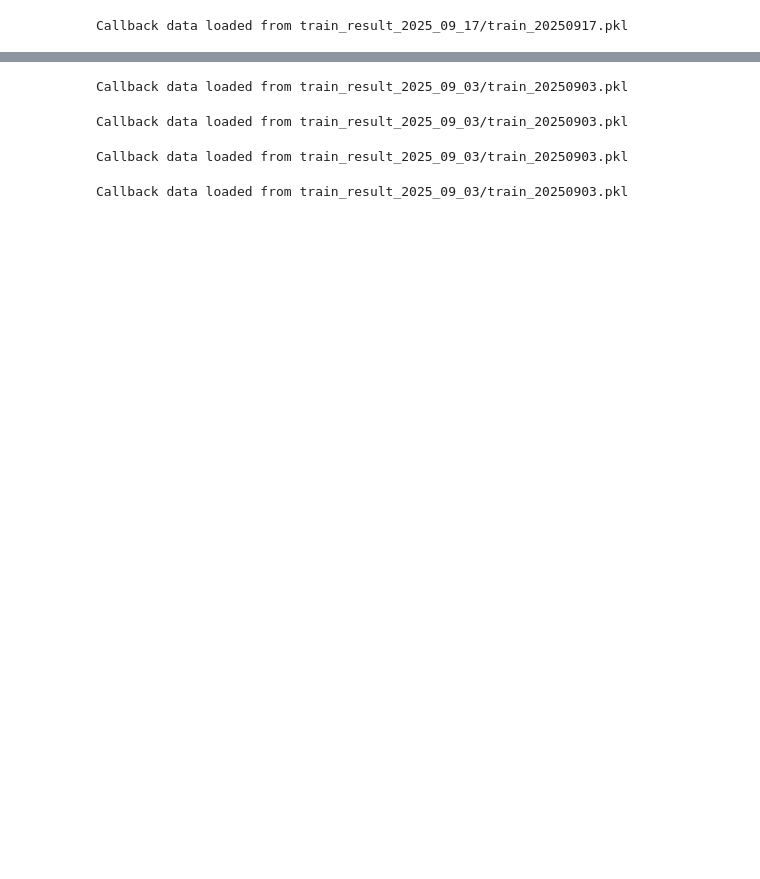
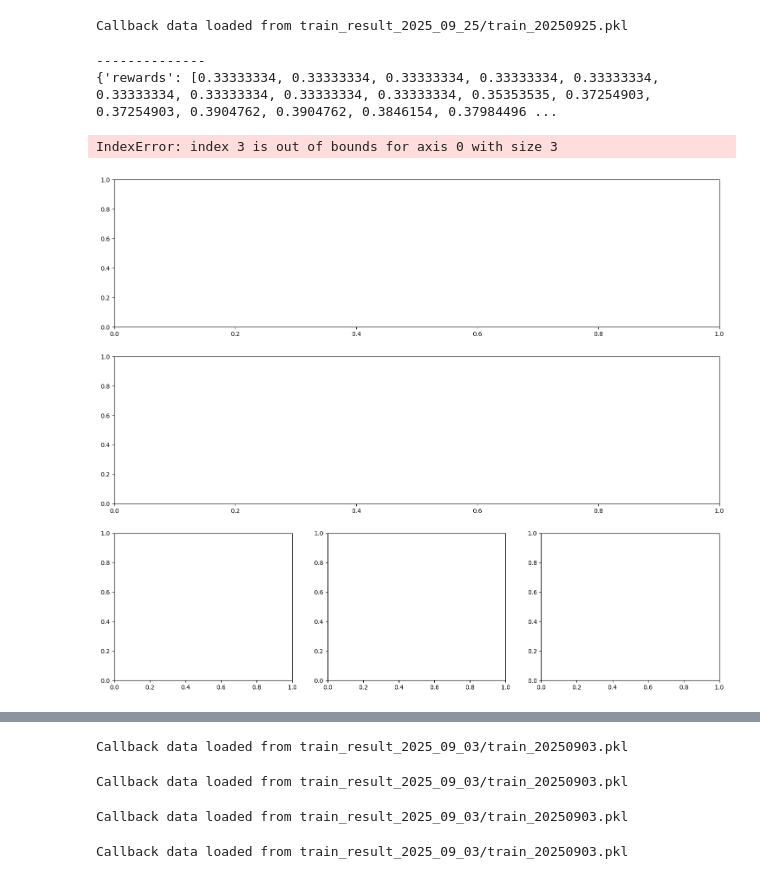
Before and after one commit to ofirmac/env, a Jupyter notebook: src/learn/graphs.ipynb, the cells around one changed output, grey strips where cells are left out. Drawn from its saved outputs; the diff is of its cells as text; code cells hidden in the pictures; blank space fills up the shorter version.

```diff
--- a/src/learn/graphs.ipynb
+++ b/src/learn/graphs.ipynb
@@ -7,9 +7,9 @@ import numpy as np
 # %%
 train = CallbackPerEpisode()
 # %%
-data = train.load_data("train_result_2025_09_17/train_20250917.pkl")
+data = train.load_data("train_result_2025_09_25/train_20250925.pkl")
 # %% [output]
-Callback data loaded from train_result_2025_09_17/train_20250917.pkl
+Callback data loaded from train_result_2025_09_25/train_20250925.pkl
 # %%
 from datetime import datetime
 date_str = datetime.now().strftime("%Y_%m_%d")
@@ -17,3 +17,10 @@ os.makedirs(f"train_result_2025_09_16/train_result_{date_str}", exist_ok=True)
+# %%
+train._create_episode_plot_3(1, f"train_result_2025_09_25/train_result_{date_str}")
+# %% [output]
+--------------
+{'rewards': [0.33333334, 0.33333334, 0.33333334, 0.33333334, 0.33333334, 0.33333334, 0.33333334, 0.33333334, 0.33333334, 0.35353535, 0.37254903, 0.37254903, 0.3904762, 0.3904762, 0.3846154, 0.37984496 ...
+IndexError: index 3 is out of bounds for axis 0 with size 3
+[figure, added]
 # %%
 import os
 # Create the directory if it doesn't exist
```
Also changed, not shown: parts of 4 cells of this notebook, 8 other files.
